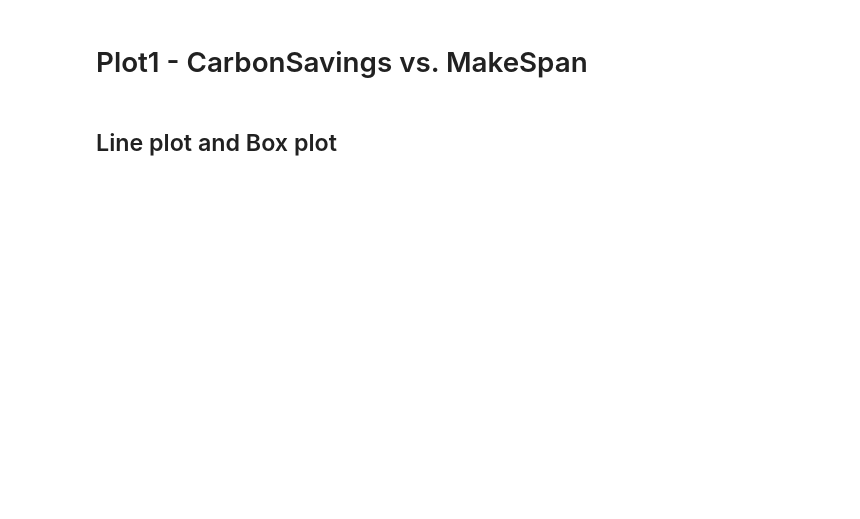
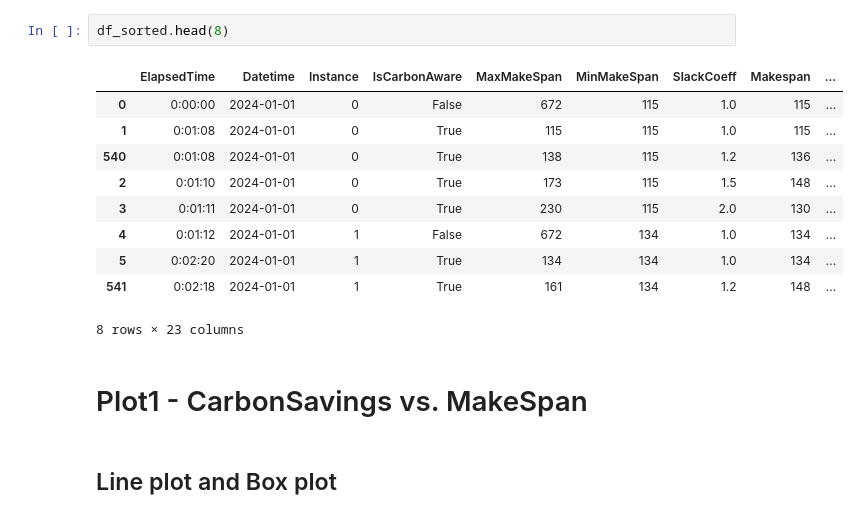
Before and after one commit to rbostandoust/GreenSys26-DAG, a Jupyter notebook: Plot/PlotCode.ipynb, the cells around one changed output. Saved outputs shown, nothing was run; the diff lists cells and outputs as text; blank space fills up the shorter version.

```diff
--- a/Plot/PlotCode.ipynb
+++ b/Plot/PlotCode.ipynb
@@ -1,3 +49,16 @@
+# %%
+df_sorted.head(8)
+# %% [output]
+|  | ElapsedTime | Datetime | Instance | IsCarbonAware | MaxMakeSpan | MinMakeSpan | SlackCoeff | Makespan | ... |
+| 0 | 0:00:00 | 2024-01-01 | 0 | False | 672 | 115 | 1.0 | 115 | ... |
+| 1 | 0:01:08 | 2024-01-01 | 0 | True | 115 | 115 | 1.0 | 115 | ... |
+| 540 | 0:01:08 | 2024-01-01 | 0 | True | 138 | 115 | 1.2 | 136 | ... |
+| 2 | 0:01:10 | 2024-01-01 | 0 | True | 173 | 115 | 1.5 | 148 | ... |
+| 3 | 0:01:11 | 2024-01-01 | 0 | True | 230 | 115 | 2.0 | 130 | ... |
+| 4 | 0:01:12 | 2024-01-01 | 1 | False | 672 | 134 | 1.0 | 134 | ... |
+| 5 | 0:02:20 | 2024-01-01 | 1 | True | 134 | 134 | 1.0 | 134 | ... |
+| 541 | 0:02:18 | 2024-01-01 | 1 | True | 161 | 134 | 1.2 | 148 | ... |
+8 rows × 23 columns
 # %% [markdown]
 # Plot1 - CarbonSavings vs. MakeSpan
 # %% [markdown]
```
Also changed, not shown: parts of 10 cells of this notebook, 30 other files.
